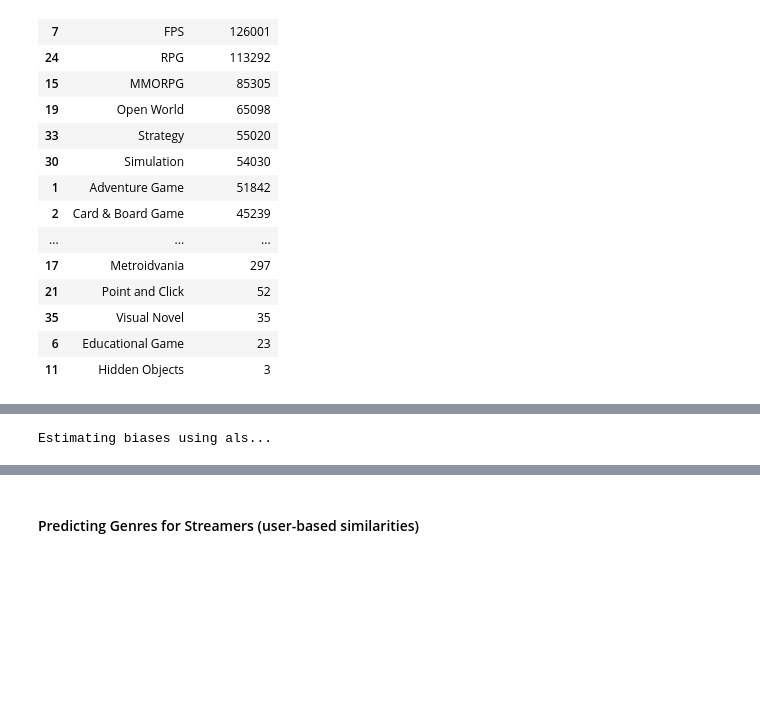
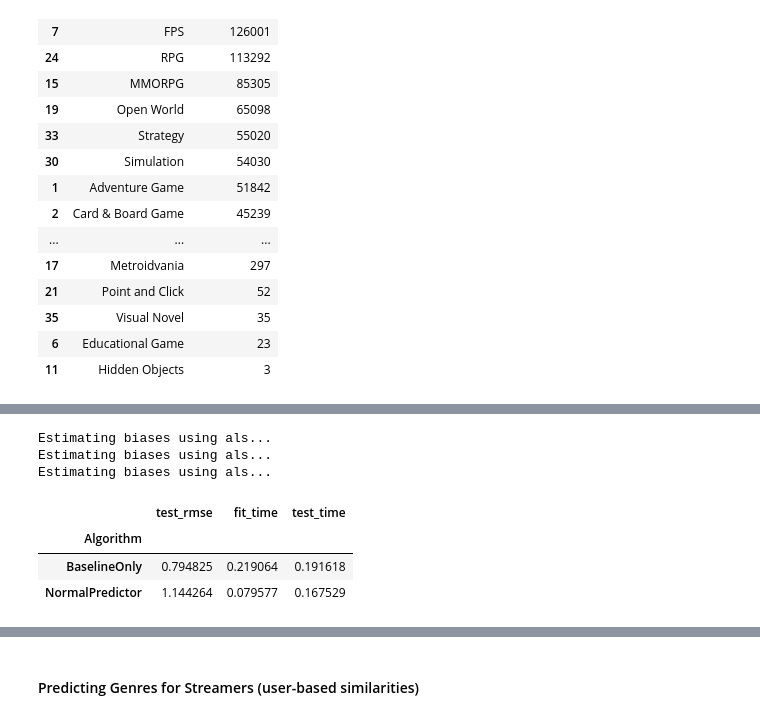
Before and after one commit to natashaborders-zz/Twitch_Streamers_Recommender, a Jupyter notebook: Recommender_For_Existing_Streamers/Surprise_Data_Transformation_Analysis.ipynb, the cells around one changed output, grey strips where cells are left out. Saved outputs shown, nothing was run; the diff lists cells and outputs as text; code cells hidden in the pictures; blank space fills up the shorter version.

```diff
--- a/Recommender_For_Existing_Streamers/Surprise_Data_Transformation_Analysis.ipynb
+++ b/Recommender_For_Existing_Streamers/Surprise_Data_Transformation_Analysis.ipynb
@@ -146,0 +105,6 @@ grid_new = pickle.load( open( "./Data/grid_new", "rb" ) )
+# %%
+grouped = grid_new.groupby(by = ['user_name', 'game_name'])['scaled_score'].agg([np.mean])
+# %%
+grouped.columns = grouped.columns.map(''.join)
+# %%
+grouped = grouped.reset_index()
@@ -152,25 +127,31 @@ from surprise.model_selection import cross_validate
 # %%
-reader = Reader(rating_scale=(0, 5))
-data = Dataset.load_from_df(grid_new[['user_name', 'game_genres', 'scaled_score']], reader)
+reader = Reader(rating_scale=(1, 5))
+data = Dataset.load_from_df(grouped[['user_name', 'game_name', 'mean']], reader)
 # %%
 from surprise import NormalPredictor, BaselineOnly, SVD, SVDpp, SlopeOne, NMF, KNNBaseline,KNNBasic, KNNWithMeans, KNNWithZScore, CoClustering
 # %%
 benchmark = []
 # Iterate over all algorithms
-for algorithm in [SVD(), SVDpp(), SlopeOne(), NMF(), NormalPredictor(), KNNBaseline(), KNNBasic(), KNNWithMeans(), KNNWithZScore(), BaselineOnly(), CoClustering()]:
+for algorithm in [NormalPredictor(), BaselineOnly()]:
 
 
     # Perform cross validation
     results = cross_validate(algorithm, data, measures=['RMSE'], cv=3, verbose=False)
 
     # Get results & append algorithm name
     tmp = pd.DataFrame.from_dict(results).mean(axis=0)
     tmp = tmp.append(pd.Series([str(algorithm).split(' ')[0].split('.')[-1]], index=['Algorithm']))
     benchmark.append(tmp)
 
 pd.DataFrame(benchmark).set_index('Algorithm').sort_values('test_rmse')
 # %% [output]
 Estimating biases using als...
+Estimating biases using als...
+Estimating biases using als...
+|  | test_rmse | fit_time | test_time |
+| Algorithm |  |  |  |
+| BaselineOnly | 0.794825 | 0.219064 | 0.191618 |
+| NormalPredictor | 1.144264 | 0.079577 | 0.167529 |
 # %%
 print('Using ALS')
 bsl_options = {'method': 'als',
```
Also changed, not shown: parts of 42 cells of this notebook, 3 other files.
